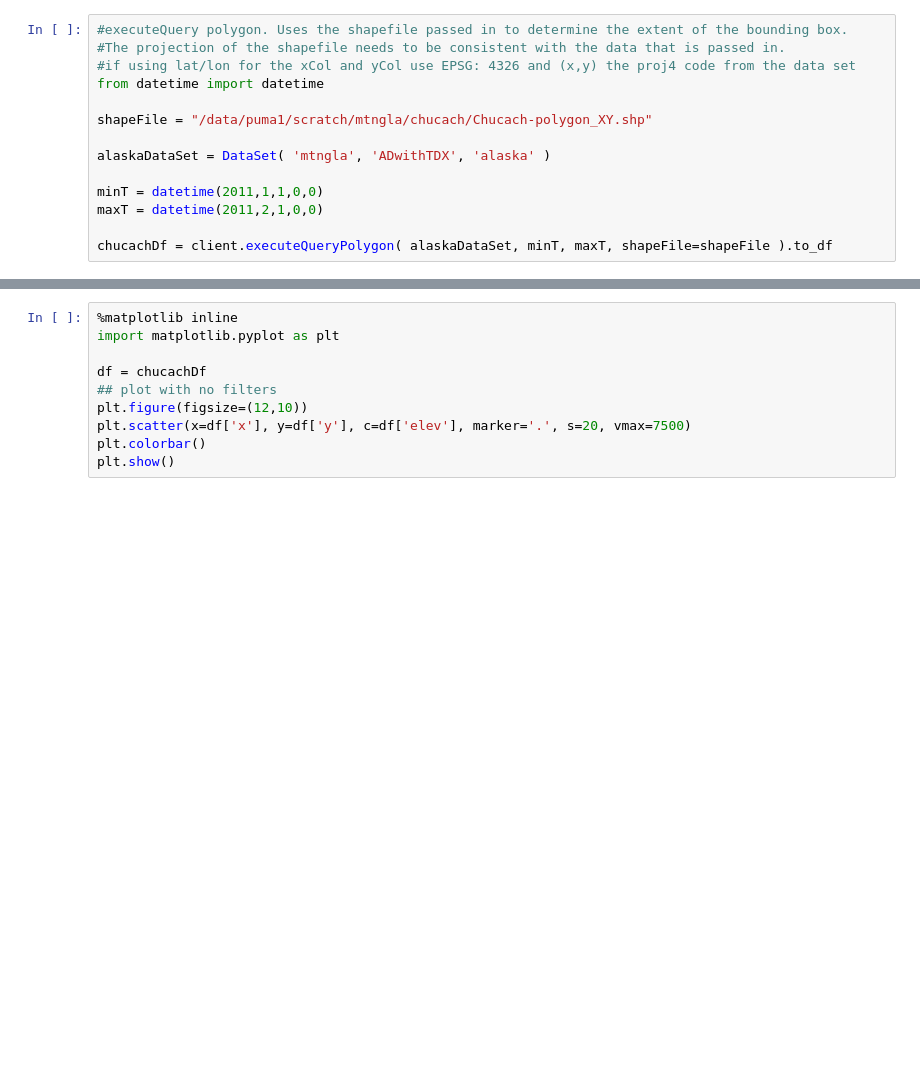
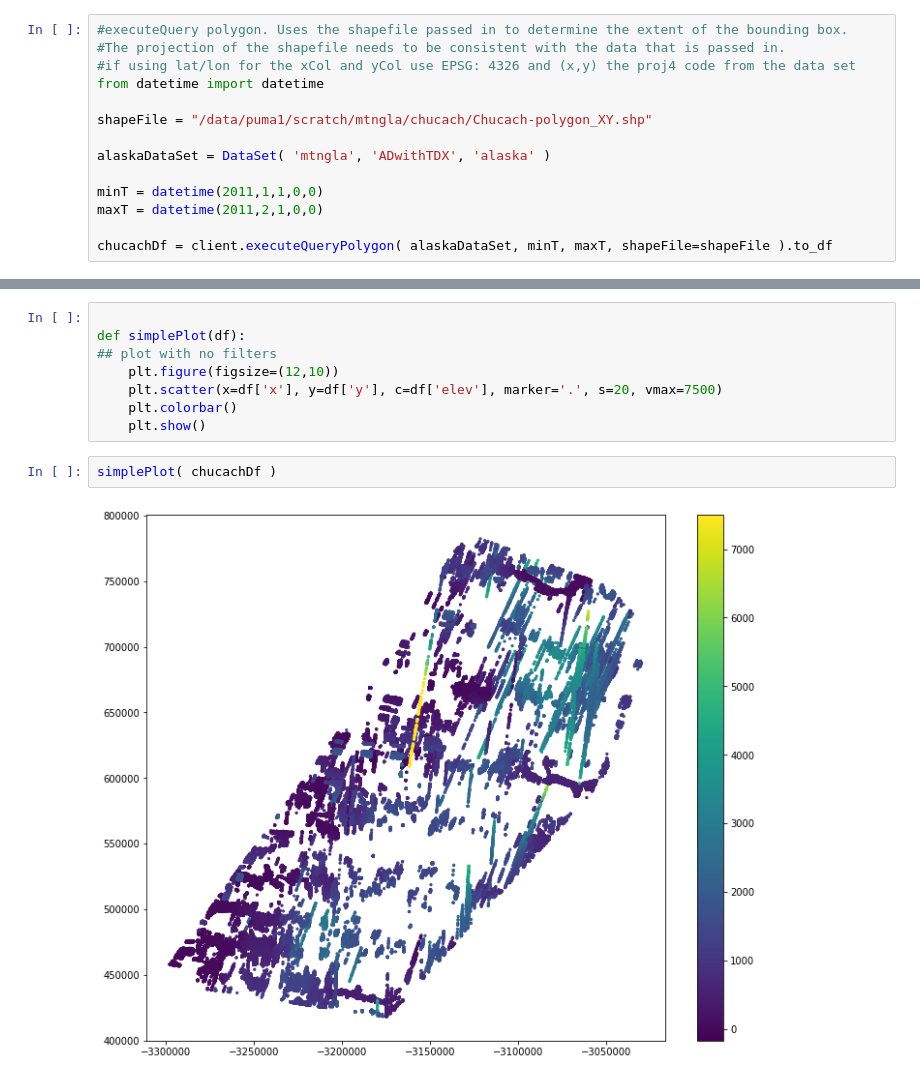
Before and after one commit to whigg/malard, a Jupyter notebook: python/Examples/MalardClientTutorial.ipynb, the cells around one changed output, grey strips where cells are left out. Saved outputs shown, nothing was run; the diff lists cells and outputs as text; blank space fills up the shorter version.

```diff
--- a/python/Examples/MalardClientTutorial.ipynb
+++ b/python/Examples/MalardClientTutorial.ipynb
@@ -68,10 +106,12 @@ chucachDf = client.executeQueryPolygon( alaskaDataSet, minT, maxT, shapeFile=sha
 # %%
-%matplotlib inline
-import matplotlib.pyplot as plt
 
-df = chucachDf
+def simplePlot(df):
 ## plot with no filters
-plt.figure(figsize=(12,10))
-plt.scatter(x=df['x'], y=df['y'], c=df['elev'], marker='.', s=20, vmax=7500)
-plt.colorbar()
-plt.show()
+    plt.figure(figsize=(12,10))
+    plt.scatter(x=df['x'], y=df['y'], c=df['elev'], marker='.', s=20, vmax=7500)
+    plt.colorbar()
+    plt.show()
+# %%
+simplePlot( chucachDf )
+# %% [output]
+[figure, added]
```
Also changed, not shown: parts of 9 cells of this notebook.
